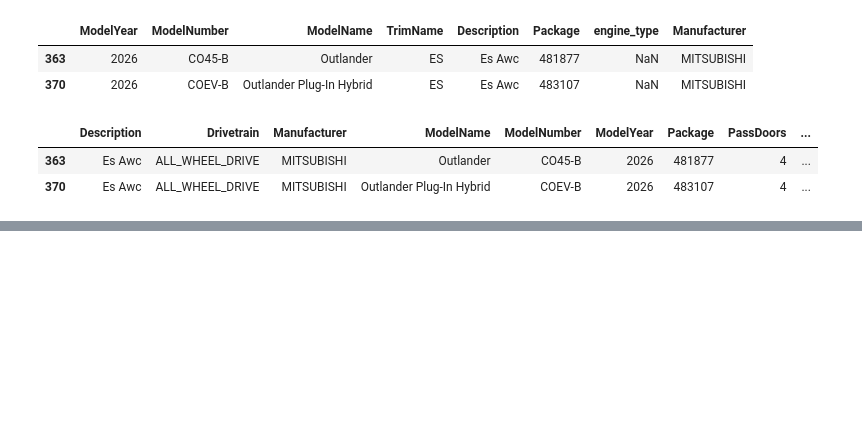
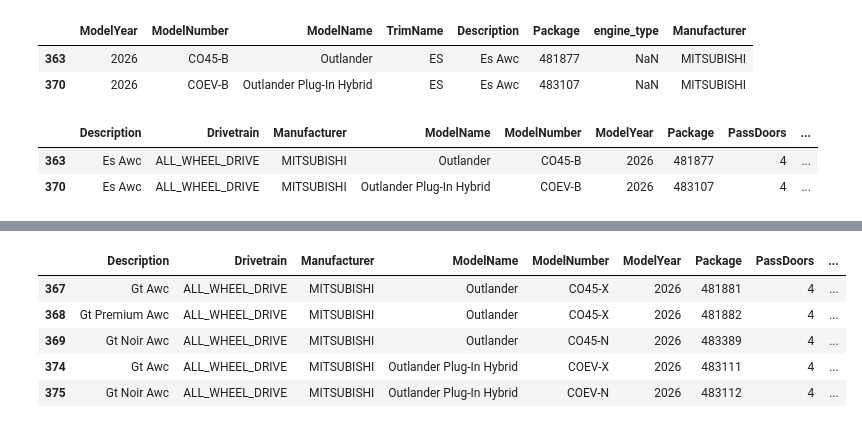
Before and after one commit to MeliPax/OEM_Accessories_v1, a Jupyter notebook: accy_v2/model_lookup/veh_model_service.ipynb, the cells around one changed output, grey strips where cells are left out. Drawn from its saved outputs; the diff is of its cells as text; code cells hidden in the pictures; blank space fills up the shorter version.

```diff
--- a/accy_v2/model_lookup/veh_model_service.ipynb
+++ b/accy_v2/model_lookup/veh_model_service.ipynb
@@ -477,0 +475,14 @@ search_models_by_description(make, year, keywords)
+# %%
+make = "mitsubishi"
+year = 2026
+keywords = ['outlander', 'gt', 's-awc']
+
+
+search_models_by_description(make, year, keywords)
+# %% [output]
+|  | Description | Drivetrain | Manufacturer | ModelName | ModelNumber | ModelYear | Package | PassDoors | ... |
+| 367 | Gt Awc | ALL_WHEEL_DRIVE | MITSUBISHI | Outlander | CO45-X | 2026 | 481881 | 4 | ... |
+| 368 | Gt Premium Awc | ALL_WHEEL_DRIVE | MITSUBISHI | Outlander | CO45-X | 2026 | 481882 | 4 | ... |
+| 369 | Gt Noir Awc | ALL_WHEEL_DRIVE | MITSUBISHI | Outlander | CO45-N | 2026 | 483389 | 4 | ... |
+| 374 | Gt Awc | ALL_WHEEL_DRIVE | MITSUBISHI | Outlander Plug-In Hybrid | COEV-X | 2026 | 483111 | 4 | ... |
+| 375 | Gt Noir Awc | ALL_WHEEL_DRIVE | MITSUBISHI | Outlander Plug-In Hybrid | COEV-N | 2026 | 483112 | 4 | ... |
```
Also changed, not shown: parts of 8 cells of this notebook, 8 other files.
